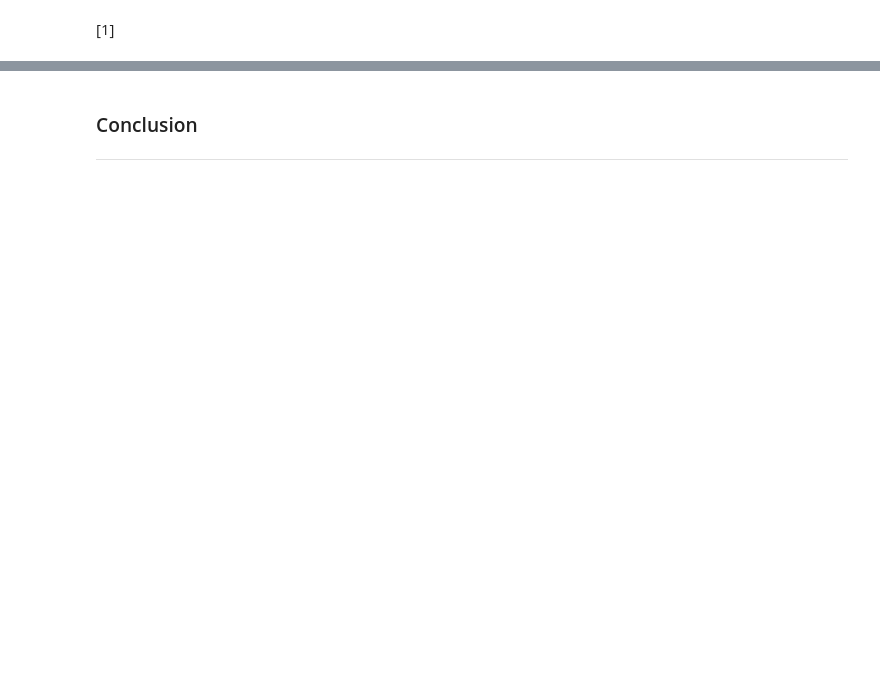
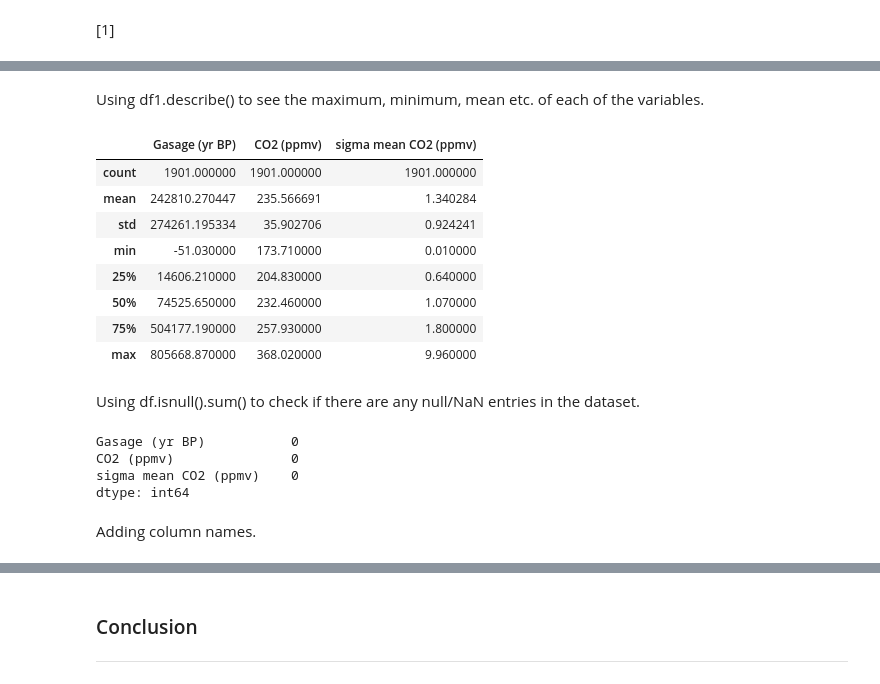
Before and after one commit to joannefeeney/programming-data-project-2, a Jupyter notebook: project.ipynb, the cells around one changed output, grey strips where cells are left out. Saved outputs shown, nothing was run; the diff lists cells and outputs as text; code cells hidden in the pictures; blank space fills up the shorter version.

```diff
--- a/project.ipynb
+++ b/project.ipynb
@@ -94,0 +80,25 @@ Now that I have fused together some of the data I begin comparing columns and se
+# %% [markdown]
+Using df1.describe() to see the maximum, minimum, mean etc. of each of the  variables.
+# %%
+df1.describe()
+# %% [output]
+|  | Gasage (yr BP) | CO2 (ppmv) | sigma mean CO2 (ppmv) |
+| count | 1901.000000 | 1901.000000 | 1901.000000 |
+| mean | 242810.270447 | 235.566691 | 1.340284 |
+| std | 274261.195334 | 35.902706 | 0.924241 |
+| min | -51.030000 | 173.710000 | 0.010000 |
+| 25% | 14606.210000 | 204.830000 | 0.640000 |
+| 50% | 74525.650000 | 232.460000 | 1.070000 |
+| 75% | 504177.190000 | 257.930000 | 1.800000 |
+| max | 805668.870000 | 368.020000 | 9.960000 |
+# %% [markdown]
+Using df.isnull().sum() to check if there are any null/NaN entries in the dataset.
+# %%
+df1.isnull().sum()
+# %% [output]
+Gasage (yr BP)           0
+CO2 (ppmv)               0
+sigma mean CO2 (ppmv)    0
+dtype: int64
+# %% [markdown]
+Adding column names.
```
Also changed, not shown: parts of 28 cells of this notebook, 1 other file.
